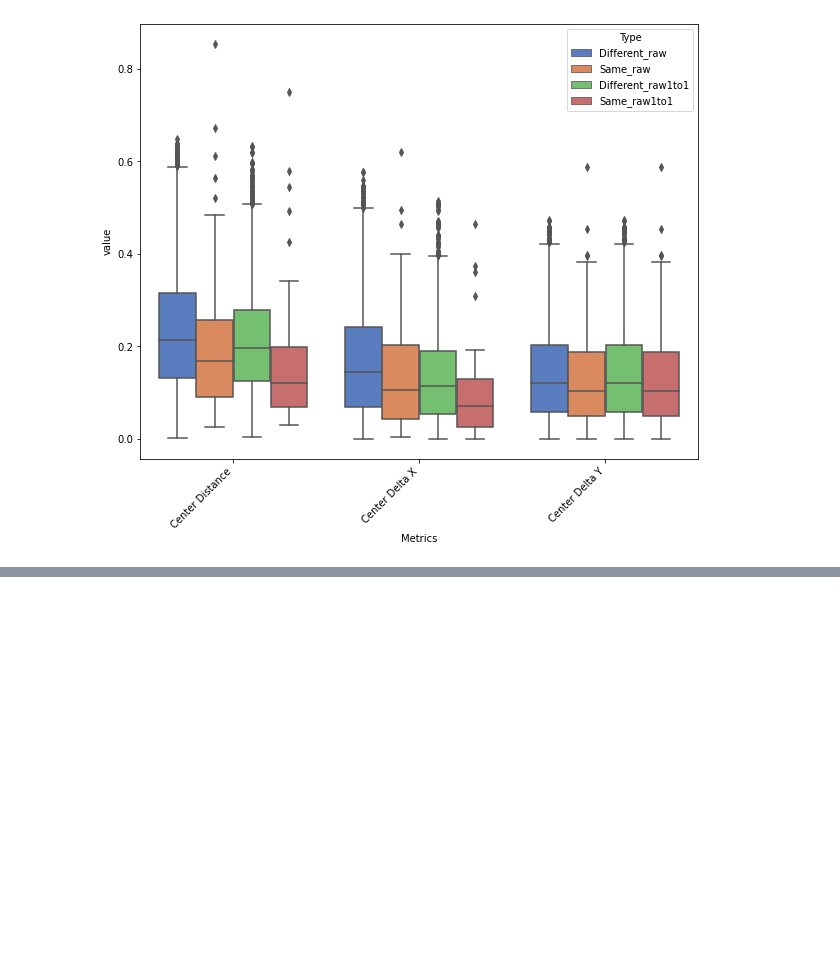
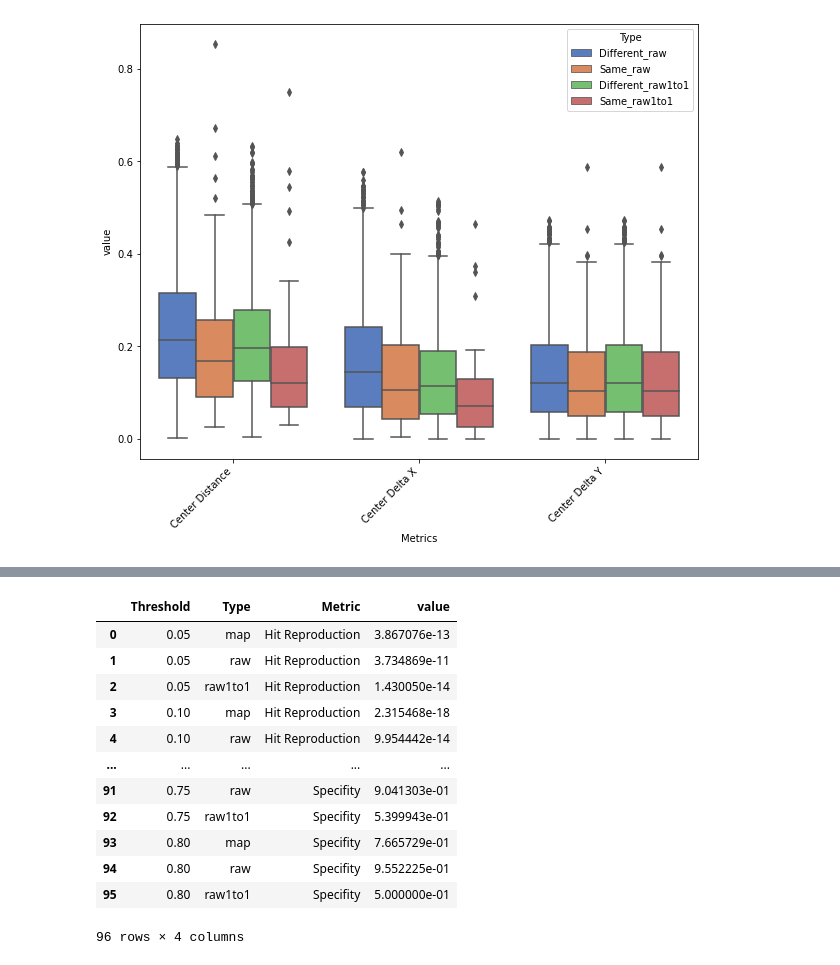
Before and after one commit to leorrose/CellProfiling-research, a Jupyter notebook: code/notebooks/Repeated-Results.ipynb, the cells around one changed output, grey strips where cells are left out. Cells and saved outputs as stored; diff of their text form; code cells hidden in the pictures; blank space fills up the shorter version.

```diff
--- a/code/notebooks/Repeated-Results.ipynb
+++ b/code/notebooks/Repeated-Results.ipynb
@@ -589,0 +645,17 @@ compares.groupby(['Metrics','Type']).describe()
+# %%
+pvals_melt = pvals.reset_index().melt(id_vars=['Threshold','Type'],var_name='Metric')
+pvals_melt
+# %% [output]
+|  | Threshold | Type | Metric | value |
+| 0 | 0.05 | map | Hit Reproduction | 3.867076e-13 |
+| 1 | 0.05 | raw | Hit Reproduction | 3.734869e-11 |
+| 2 | 0.05 | raw1to1 | Hit Reproduction | 1.430050e-14 |
+| 3 | 0.10 | map | Hit Reproduction | 2.315468e-18 |
+| 4 | 0.10 | raw | Hit Reproduction | 9.954442e-14 |
+| ... | ... | ... | ... | ... |
+| 91 | 0.75 | raw | Specifity | 9.041303e-01 |
+| 92 | 0.75 | raw1to1 | Specifity | 5.399943e-01 |
+| 93 | 0.80 | map | Specifity | 7.665729e-01 |
+| 94 | 0.80 | raw | Specifity | 9.552225e-01 |
+| 95 | 0.80 | raw1to1 | Specifity | 5.000000e-01 |
+96 rows × 4 columns
```
Also changed, not shown: parts of 11 cells of this notebook.
